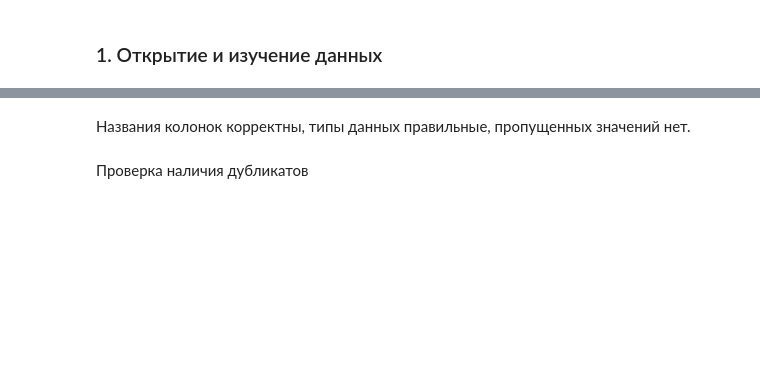
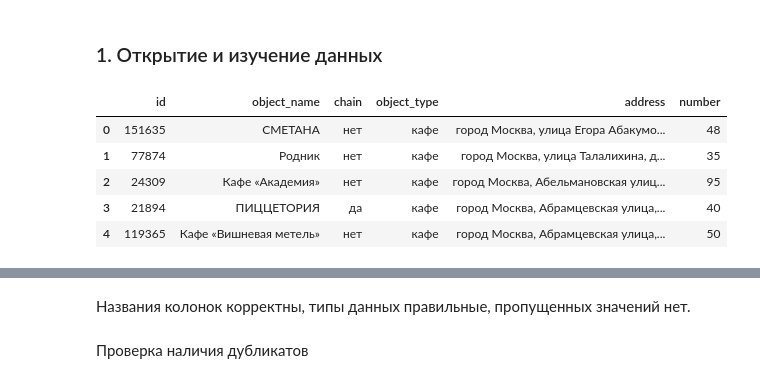
Before and after one commit to AnastasiyaSmr/analytics, a Jupyter notebook: notebooks/Market_research.ipynb, the cells around one changed output, grey strips where cells are left out. Drawn from its saved outputs; the diff is of its cells as text; code cells hidden in the pictures; blank space fills up the shorter version.

```diff
--- a/notebooks/Market_research.ipynb
+++ b/notebooks/Market_research.ipynb
@@ -35,7 +36,14 @@ ModuleNotFoundError: No module named 'plotly'
 # %% [markdown]
 ### 1. Открытие и изучение данных <a id='1'></a>
 # %%
-rest_data = pd.read_csv('/datasets/rest_data.csv')
+rest_data = pd.read_csv('../datasets/rest_data.csv')
 rest_data.head(5)
+# %% [output]
+|  | id | object_name | chain | object_type | address | number |
+| 0 | 151635 | СМЕТАНА | нет | кафе | город Москва, улица Егора Абакумо... | 48 |
+| 1 | 77874 | Родник | нет | кафе | город Москва, улица Талалихина, д... | 35 |
+| 2 | 24309 | Кафе «Академия» | нет | кафе | город Москва, Абельмановская улиц... | 95 |
+| 3 | 21894 | ПИЦЦЕТОРИЯ | да | кафе | город Москва, Абрамцевская улица,... | 40 |
+| 4 | 119365 | Кафе «Вишневая метель» | нет | кафе | город Москва, Абрамцевская улица,... | 50 |
 # %%
 rest_data.info()
```
Also changed, not shown: parts of 32 cells of this notebook.
